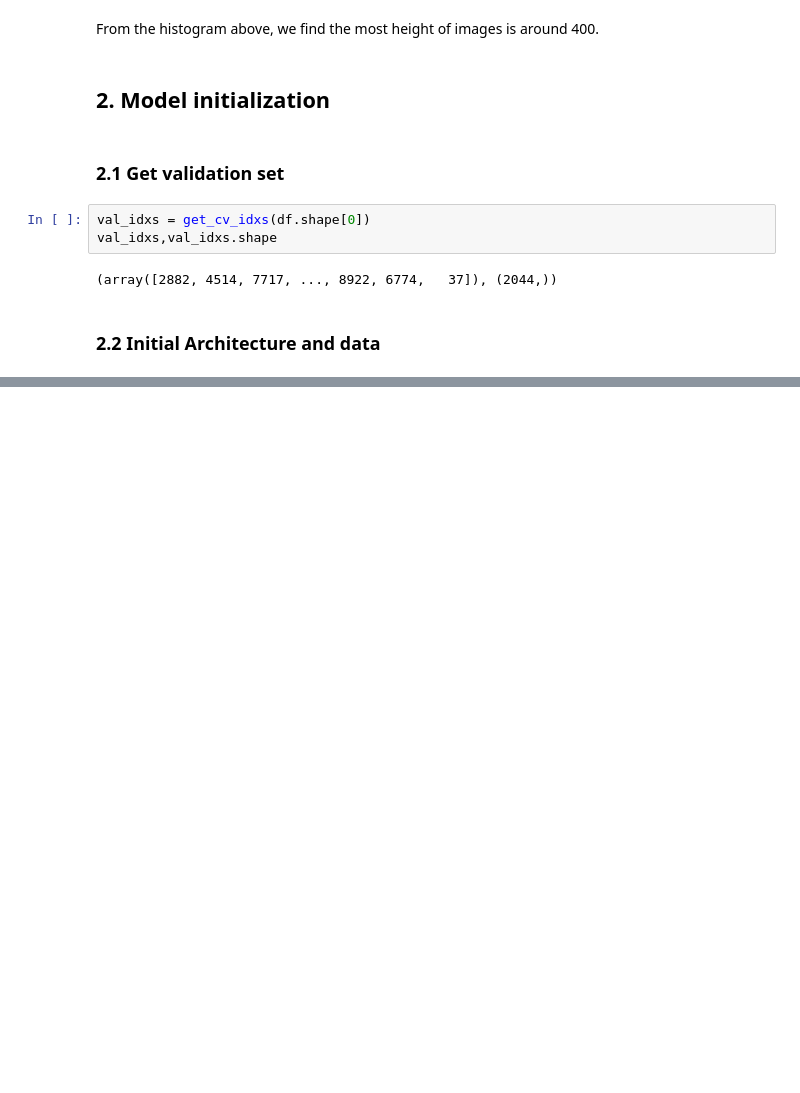
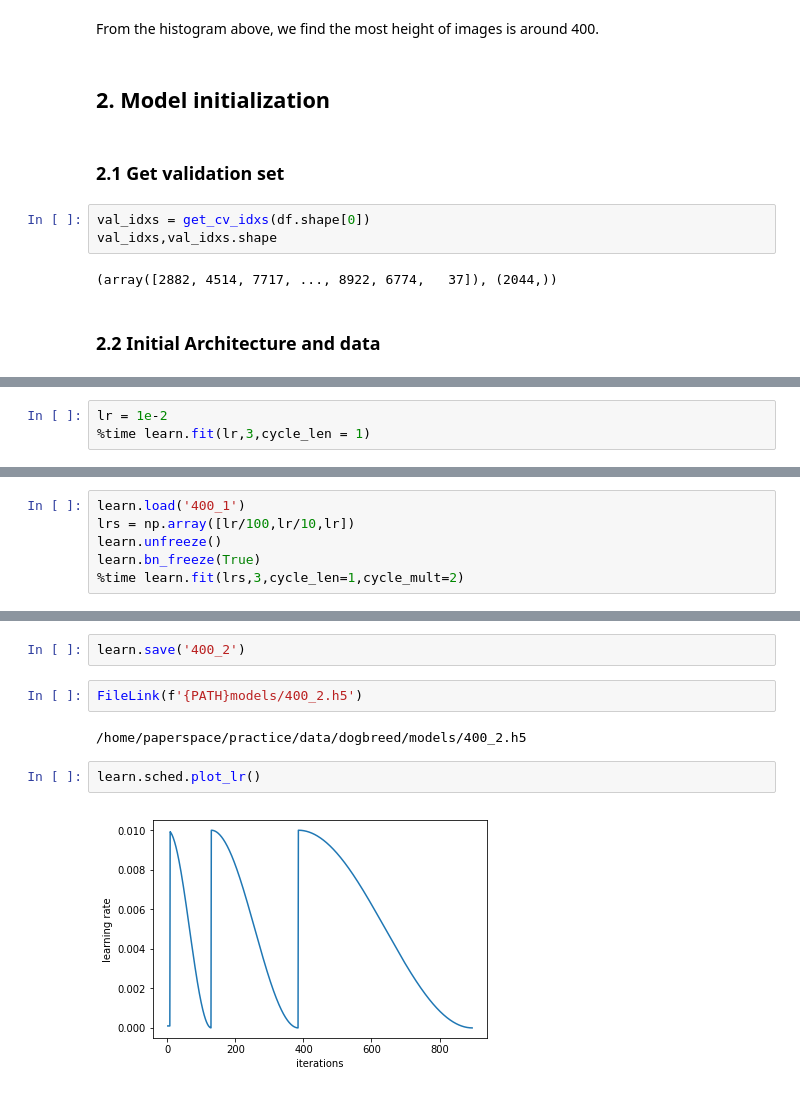
Before and after one commit to zjgpf/DogBreed, a Jupyter notebook: DogBreed_v1.ipynb, the cells around one changed output, grey strips where cells are left out. Drawn from its saved outputs; the diff is of its cells as text; blank space fills up the shorter version.

```diff
--- a/DogBreed_v1.ipynb
+++ b/DogBreed_v1.ipynb
@@ -209,0 +261,3 @@ data.val_y,data.val_y.shape,data.classes[:5]
+# %%
+lr = 1e-2
+%time learn.fit(lr,3,cycle_len = 1)
@@ -209,0 +278,6 @@ data.val_y,data.val_y.shape,data.classes[:5]
+# %%
+learn.load('400_1')
+lrs = np.array([lr/100,lr/10,lr])
+learn.unfreeze()
+learn.bn_freeze(True)
+%time learn.fit(lrs,3,cycle_len=1,cycle_mult=2)
@@ -209,0 +300,10 @@ data.val_y,data.val_y.shape,data.classes[:5]
+# %%
+learn.save('400_2')
+# %%
+FileLink(f'{PATH}models/400_2.h5')
+# %% [output]
+/home/paperspace/practice/data/dogbreed/models/400_2.h5
+# %%
+learn.sched.plot_lr()
+# %% [output]
+[figure, added]
```
Also changed, not shown: parts of 25 cells of this notebook.
